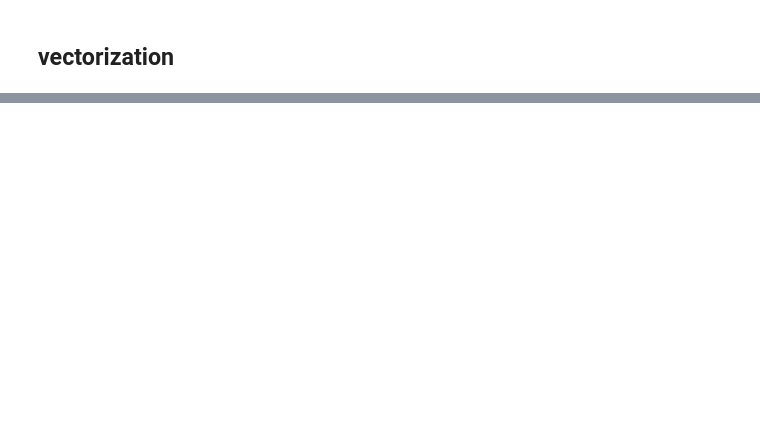
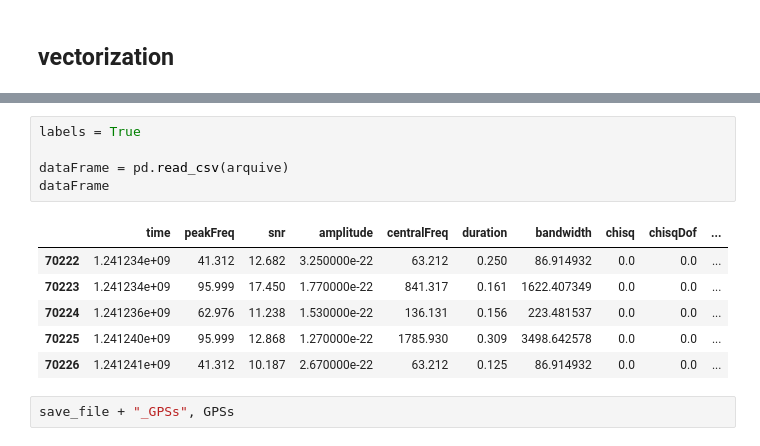
Before and after one commit to physerikc/newClustering, a Jupyter notebook: 2_Vectorization.ipynb, the cells around one changed output, grey strips where cells are left out. Saved outputs shown, nothing was run; the diff lists cells and outputs as text; blank space fills up the shorter version.

```diff
--- a/2_Vectorization.ipynb
+++ b/2_Vectorization.ipynb
@@ -307,0 +423,14 @@ np.save(repository + 'GPSs_' + clust + run + '_dt' + str(dt), GPSs)
+# %%
+labels = True
+
+dataFrame = pd.read_csv(arquive)
+dataFrame
+# %% [output]
+|  | time | peakFreq | snr | amplitude | centralFreq | duration | bandwidth | chisq | chisqDof | ... |
+| 70222 | 1.241234e+09 | 41.312 | 12.682 | 3.250000e-22 | 63.212 | 0.250 | 86.914932 | 0.0 | 0.0 | ... |
+| 70223 | 1.241234e+09 | 95.999 | 17.450 | 1.770000e-22 | 841.317 | 0.161 | 1622.407349 | 0.0 | 0.0 | ... |
+| 70224 | 1.241236e+09 | 62.976 | 11.238 | 1.530000e-22 | 136.131 | 0.156 | 223.481537 | 0.0 | 0.0 | ... |
+| 70225 | 1.241240e+09 | 95.999 | 12.868 | 1.270000e-22 | 1785.930 | 0.309 | 3498.642578 | 0.0 | 0.0 | ... |
+| 70226 | 1.241241e+09 | 41.312 | 10.187 | 2.670000e-22 | 63.212 | 0.125 | 86.914932 | 0.0 | 0.0 | ... |
+# %%
+save_file + "_GPSs", GPSs
```
Also changed, not shown: parts of 51 cells of this notebook, 9 other files.
